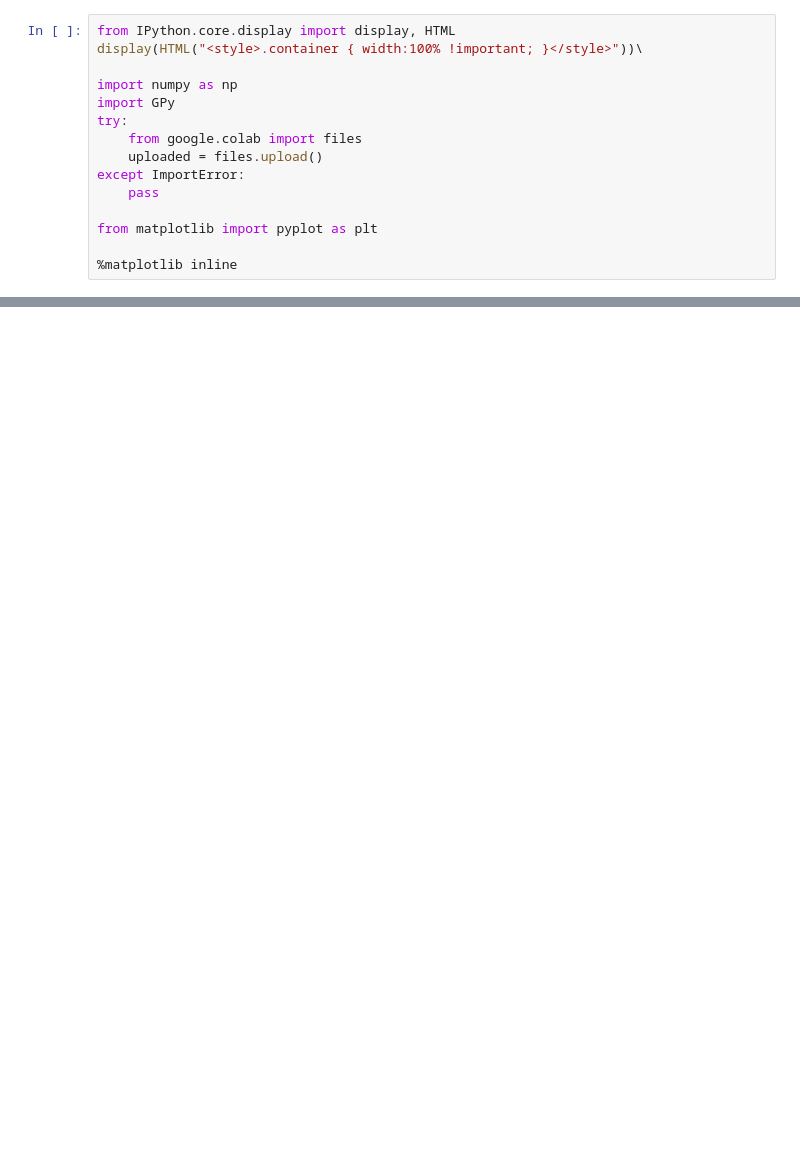
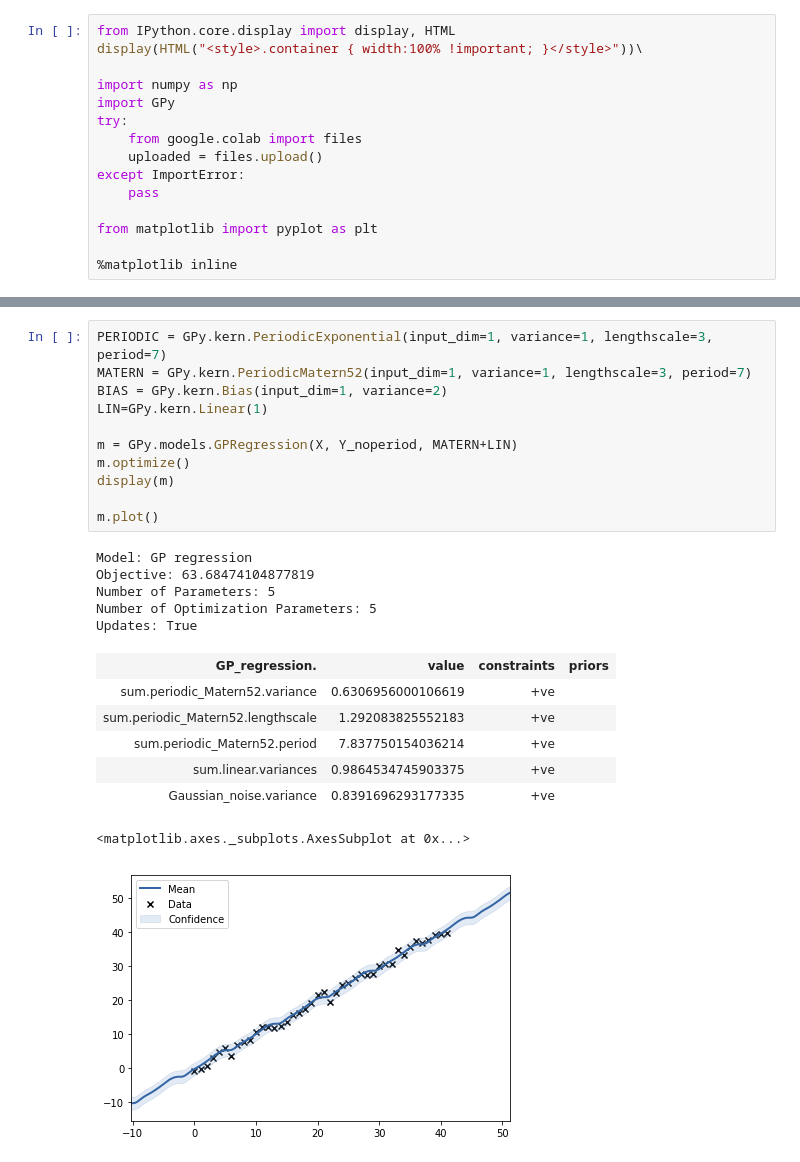
Before and after one commit to Tinkaa/Bitcoin_prediction, a Jupyter notebook: toydata.ipynb, the cells around one changed output, grey strips where cells are left out. Saved outputs shown, nothing was run; the diff lists cells and outputs as text; blank space fills up the shorter version.

```diff
--- a/toydata.ipynb
+++ b/toydata.ipynb
@@ -69,0 +76,25 @@ Make some more complicated data with linear/RBF trend. Do experiments with data
+# %%
+PERIODIC = GPy.kern.PeriodicExponential(input_dim=1, variance=1, lengthscale=3, period=7)
+MATERN = GPy.kern.PeriodicMatern52(input_dim=1, variance=1, lengthscale=3, period=7)
+BIAS = GPy.kern.Bias(input_dim=1, variance=2)
+LIN=GPy.kern.Linear(1)
+
+m = GPy.models.GPRegression(X, Y_noperiod, MATERN+LIN)
+m.optimize()
+display(m)
+
+m.plot()
+# %% [output]
+Model: GP regression
+Objective: 63.68474104877819
+Number of Parameters: 5
+Number of Optimization Parameters: 5
+Updates: True
+| GP_regression. | value | constraints | priors |
+| sum.periodic_Matern52.variance | 0.6306956000106619 | +ve |  |
+| sum.periodic_Matern52.lengthscale | 1.292083825552183 | +ve |  |
+| sum.periodic_Matern52.period | 7.837750154036214 | +ve |  |
+| sum.linear.variances | 0.9864534745903375 | +ve |  |
+| Gaussian_noise.variance | 0.8391696293177335 | +ve |  |
+<matplotlib.axes._subplots.AxesSubplot at 0x...>
+[figure, added]
```
Also changed, not shown: parts of 6 cells of this notebook.
